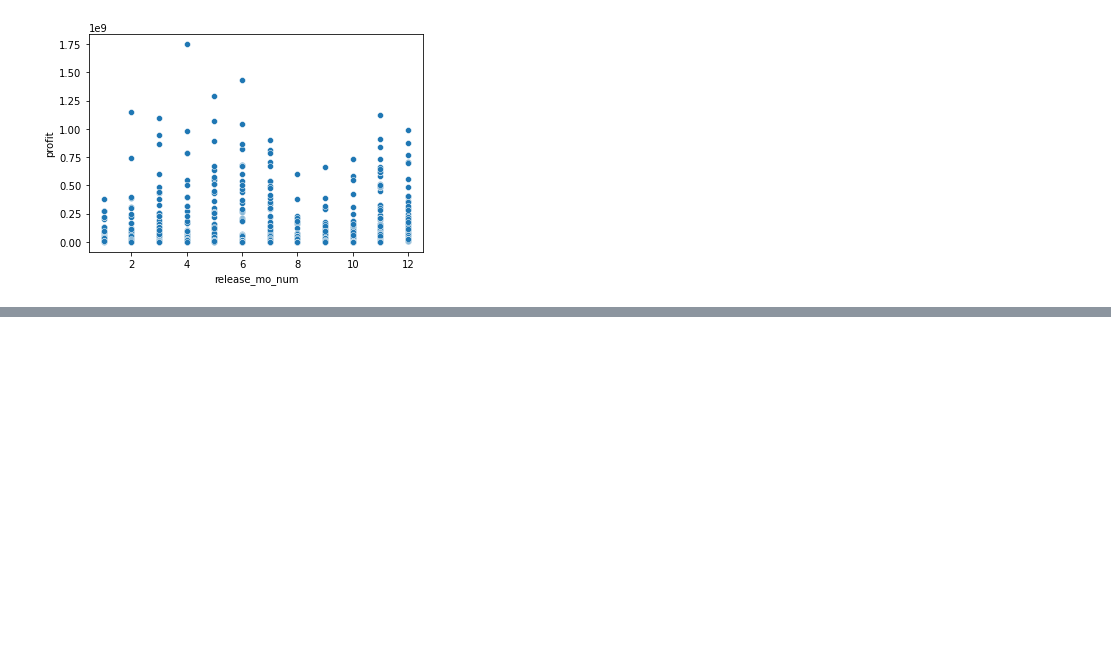
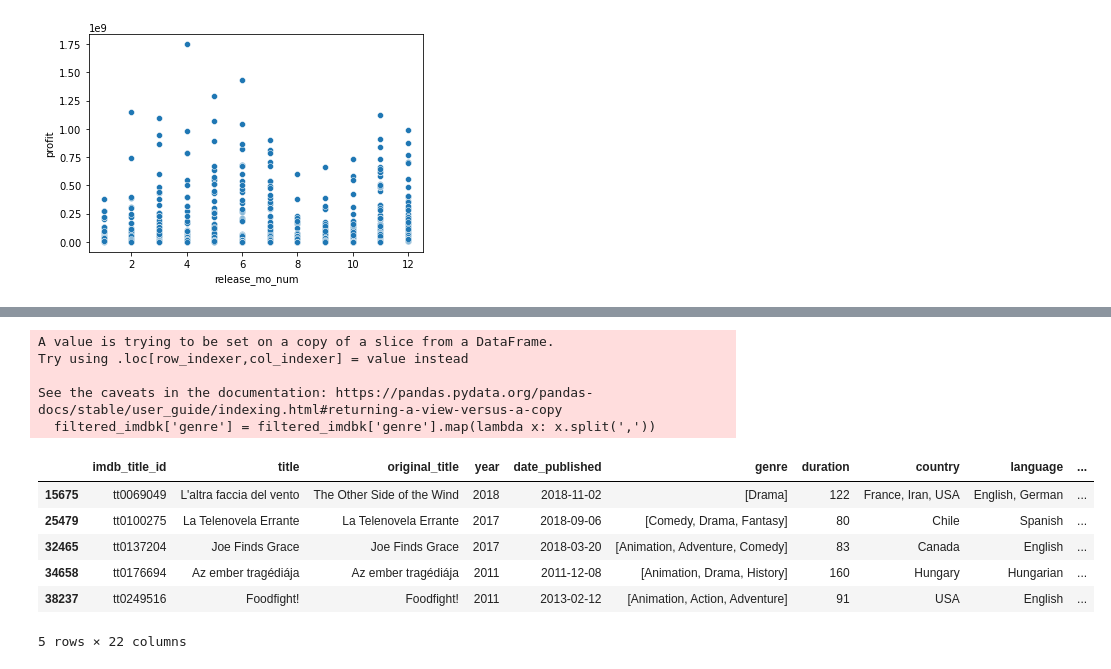
Before and after one commit to ebtezcan/dsc-phase-1-project, a Jupyter notebook: student.ipynb, the cells around one changed output, grey strips where cells are left out. Cells and saved outputs as stored; diff of their text form; code cells hidden in the pictures; blank space fills up the shorter version.

```diff
--- a/student.ipynb
+++ b/student.ipynb
@@ -667,0 +704,16 @@ sns.scatterplot(x=imdb_tn_filtered['release_mo_num'], y=imdb_tn_filtered['profit
+# %%
+filtered_imdbk['genre'] = filtered_imdbk['genre'].map(lambda x: x.split(','))
+filtered_imdbk.head()
+# %% [output]
+A value is trying to be set on a copy of a slice from a DataFrame.
+Try using .loc[row_indexer,col_indexer] = value instead
+
+See the caveats in the documentation: https://pandas.pydata.org/pandas-docs/stable/user_guide/indexing.html#returning-a-view-versus-a-copy
+  filtered_imdbk['genre'] = filtered_imdbk['genre'].map(lambda x: x.split(','))
+|  | imdb_title_id | title | original_title | year | date_published | genre | duration | country | language | ... |
+| 15675 | tt0069049 | L'altra faccia del vento | The Other Side of the Wind | 2018 | 2018-11-02 | [Drama] | 122 | France, Iran, USA | English, German | ... |
+| 25479 | tt0100275 | La Telenovela Errante | La Telenovela Errante | 2017 | 2018-09-06 | [Comedy, Drama, Fantasy] | 80 | Chile | Spanish | ... |
+| 32465 | tt0137204 | Joe Finds Grace | Joe Finds Grace | 2017 | 2018-03-20 | [Animation, Adventure, Comedy] | 83 | Canada | English | ... |
+| 34658 | tt0176694 | Az ember tragédiája | Az ember tragédiája | 2011 | 2011-12-08 | [Animation, Drama, History] | 160 | Hungary | Hungarian | ... |
+| 38237 | tt0249516 | Foodfight! | Foodfight! | 2011 | 2013-02-12 | [Animation, Action, Adventure] | 91 | USA | English | ... |
+5 rows × 22 columns
```
Also changed, not shown: parts of 20 cells of this notebook, 2 other files.
